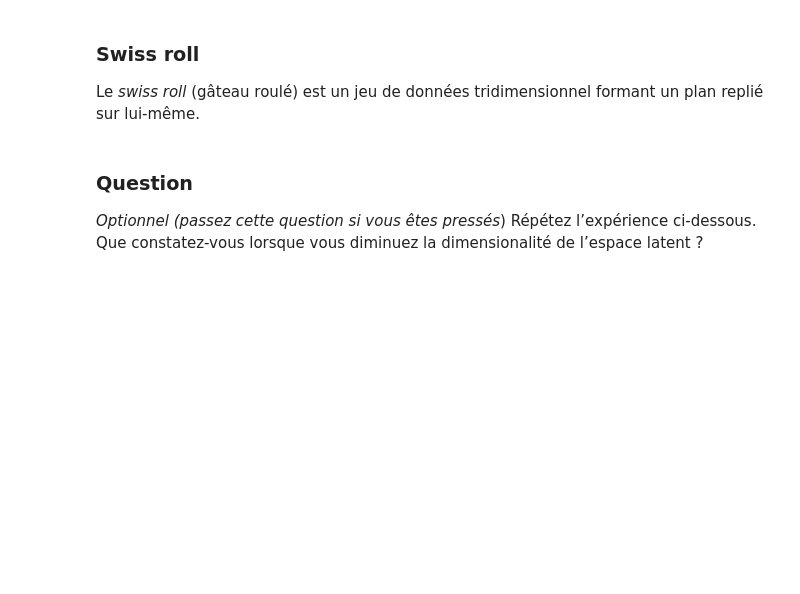
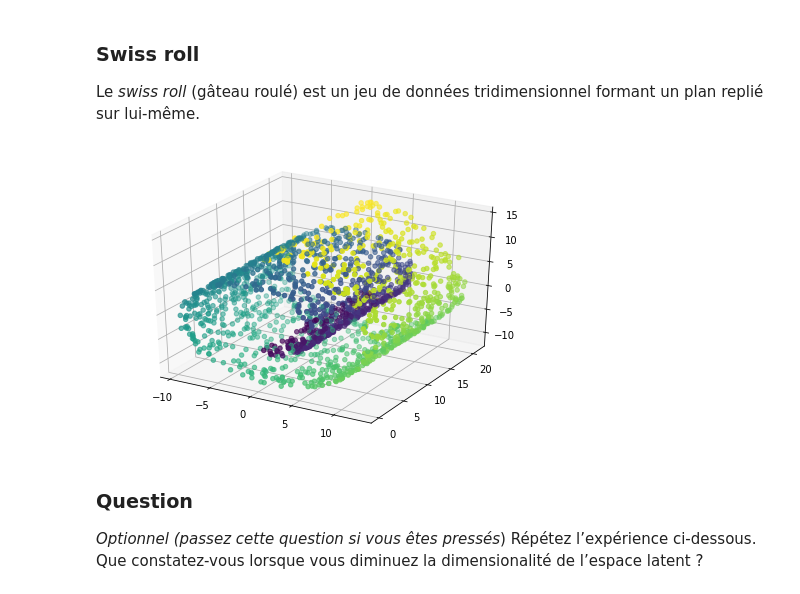
Before and after one commit to rant95/Advanced-artificial-intelligence, a Jupyter notebook: TP9-GAN.ipynb, the cells around one changed output. Cells and saved outputs as stored; diff of their text form; code cells hidden in the pictures; blank space fills up the shorter version.

```diff
--- a/TP9-GAN.ipynb
+++ b/TP9-GAN.ipynb
@@ -232,12 +241,14 @@ plt.show()
 Le *swiss roll* (gâteau roulé) est un jeu de données tridimensionnel
 formant un plan replié sur lui-même.
 # %%
-X, y = datasets.make_swiss_roll(n_samples=2000, noise=0.05)
+X, y = make_swiss_roll(n_samples=2000, noise=0.05)
 import mpl_toolkits.mplot3d.axes3d as p3
 fig = plt.figure()
 ax = p3.Axes3D(fig)
 ax.scatter(X[:, 0], X[:,1], X[:,2], c=y)
 plt.show()
+# %% [output]
+[figure, added]
 # %% [markdown]
 ### Question
 
```
Also changed, not shown: parts of 5 cells of this notebook.
